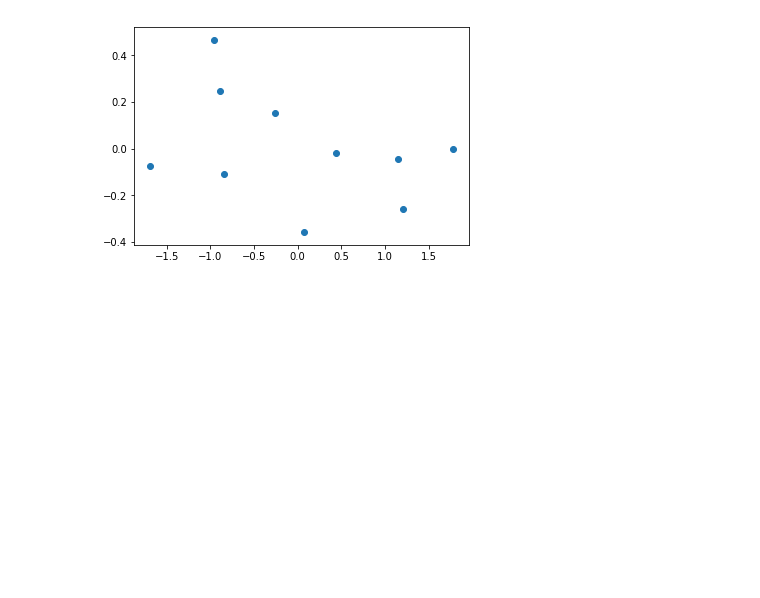
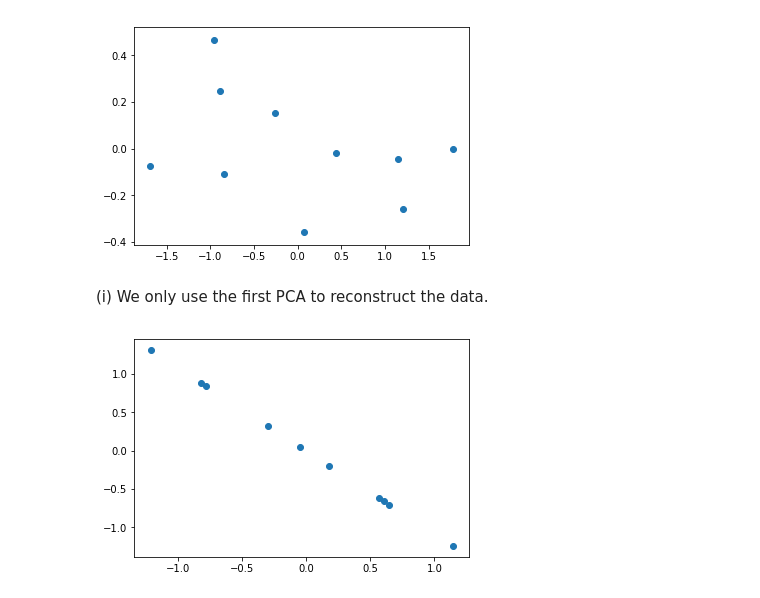
Before and after one commit to Codelessandro/MachineIntelligence, a Jupyter notebook: 01/Untitled.ipynb, the cells around one changed output. Cells and saved outputs as stored; diff of their text form; code cells hidden in the pictures; blank space fills up the shorter version.

```diff
--- a/01/Untitled.ipynb
+++ b/01/Untitled.ipynb
@@ -24,3 +26,11 @@ plt.scatter(proj[:,1], proj[:,0]);
 plt.show();
 # %% [output]
 [figure]
+# %% [markdown]
+(i) We only use the first PCA to reconstruct the data.
+# %%
+reconstructed = np.dot(np.expand_dims(proj[:,1], axis=1), np.expand_dims(eig.T[0].T, axis=0))
+plt.scatter(reconstructed[:,1],reconstructed[:,0]);
+plt.show();
+# %% [output]
+[figure, added]
```
Also changed, not shown: parts of 12 cells of this notebook, 1 other file.
